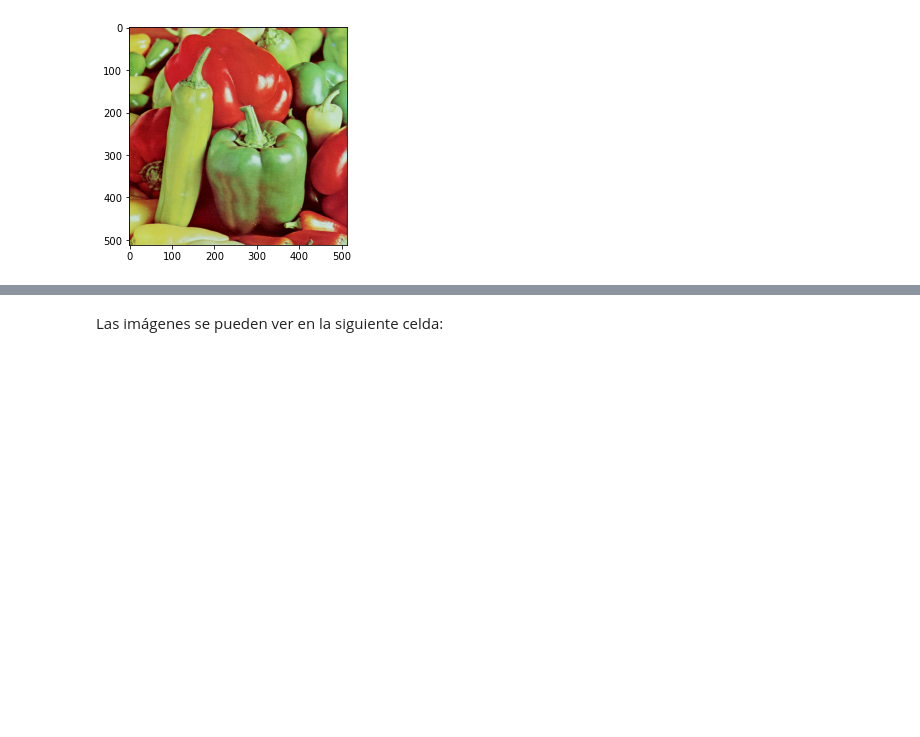
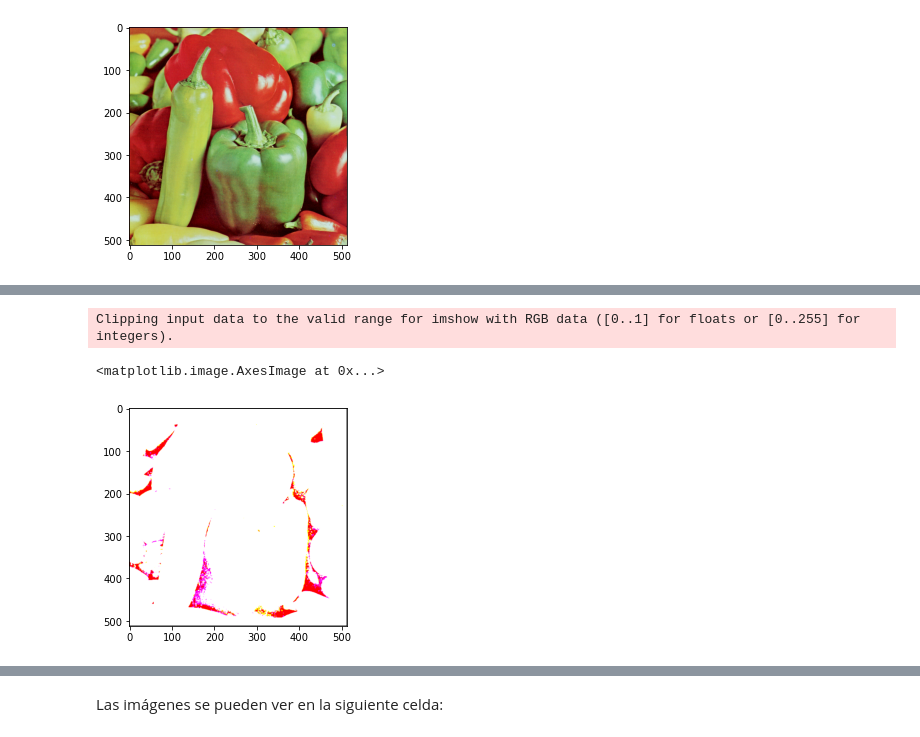
Before and after one commit to adriansth/cv-parcial-1, a Jupyter notebook: A01379680_E1. License plate detection.ipynb, the cells around one changed output, grey strips where cells are left out. Saved outputs shown, nothing was run; the diff lists cells and outputs as text; code cells hidden in the pictures; blank space fills up the shorter version.

```diff
--- a/E1. License plate detection.ipynb
+++ b/A01379680_E1. License plate detection.ipynb
@@ -193,3 +121,30 @@ plt.imshow(convolution(peppers))
+# %%
+# gaussian filter
+
+k = (1 / 16) * np.array([
+                [1, 2, 1],
+                [2, 4, 2],
+                [1, 2, 1]
+                ])
+
+res = np.zeros(peppers.shape)
+
+for y in range(1, peppers.shape[0] - 1):
+    for x in range(1, peppers.shape[1] - 1):
+        sum1 = k[0, 0] * peppers[y - 1, x - 1, 0] + k[0, 1] * peppers[y - 1, x, 0] + k[0, 2] * peppers[y - 1, x + 1, 0] + k[1, 0] * peppers[y, x - 1, 0] + k[1, 1] * peppers[y, x, 0] + k[1, 2] * peppers[y, x + 1, 0] + k[2, 0] * peppers[y + 1, x - 1, 0] + k[2, 1] * peppers[y + 1, x, 0] + k[2, 2] * peppers[y + 1, x + 1, 0]
+        res[y, x, 0] = sum1
+
+        sum2 = k[0, 0] * peppers[y - 1, x - 1, 1] + k[0, 1] * peppers[y - 1, x, 1] + k[0, 2] * peppers[y - 1, x + 1, 1] + k[1, 0] * peppers[y, x - 1, 1] + k[1, 1] * peppers[y, x, 1] + k[1, 2] * peppers[y, x + 1, 1] + k[2, 0] * peppers[y + 1, x - 1, 1] + k[2, 1] * peppers[y + 1, x, 1] + k[2, 2] * peppers[y + 1, x + 1, 1]
+        res[y, x, 1] = sum2
+
+        sum3 = k[0, 0] * peppers[y - 1, x - 1, 2] + k[0, 1] * peppers[y - 1, x, 2] + k[0, 2] * peppers[y - 1, x + 1, 2] + k[1, 0] * peppers[y, x - 1, 2] + k[1, 1] * peppers[y, x, 2] + k[1, 2] * peppers[y, x + 1, 2] + k[2, 0] * peppers[y + 1, x - 1, 2] + k[2, 1] * peppers[y + 1, x, 2] + k[2, 2] * peppers[y + 1, x + 1, 2]
+        res[y, x, 2] = sum3
+
+plt.imshow(res)
+# %% [output]
+Clipping input data to the valid range for imshow with RGB data ([0..1] for floats or [0..255] for integers).
+<matplotlib.image.AxesImage at 0x...>
+[figure, added]
 # %% [markdown]
 #### Ejercicio 3 (50 puntos)
 
```
Also changed, not shown: parts of 4 cells of this notebook.
